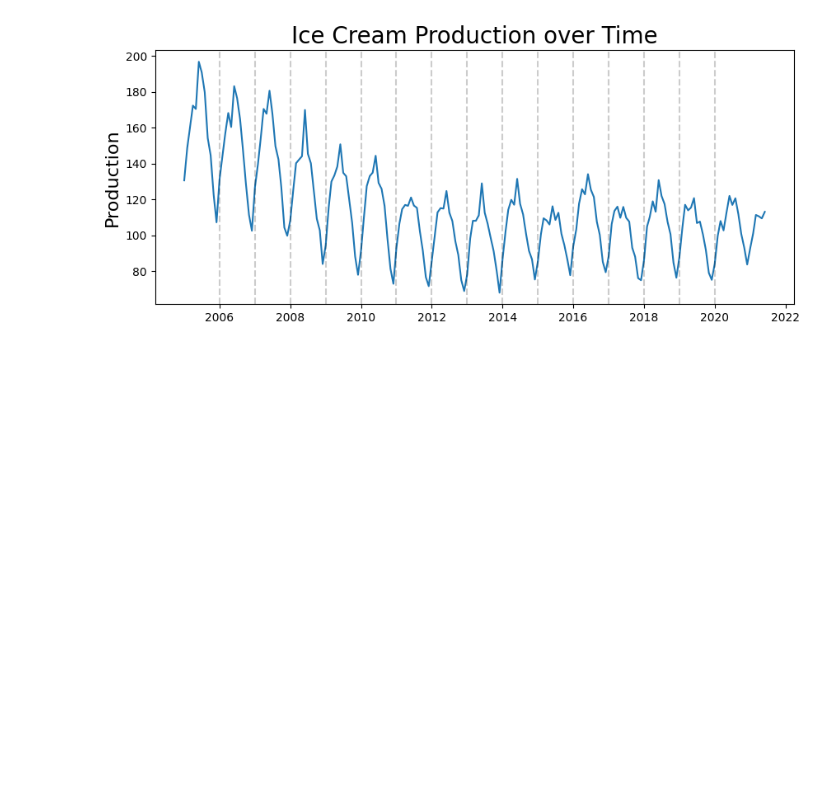
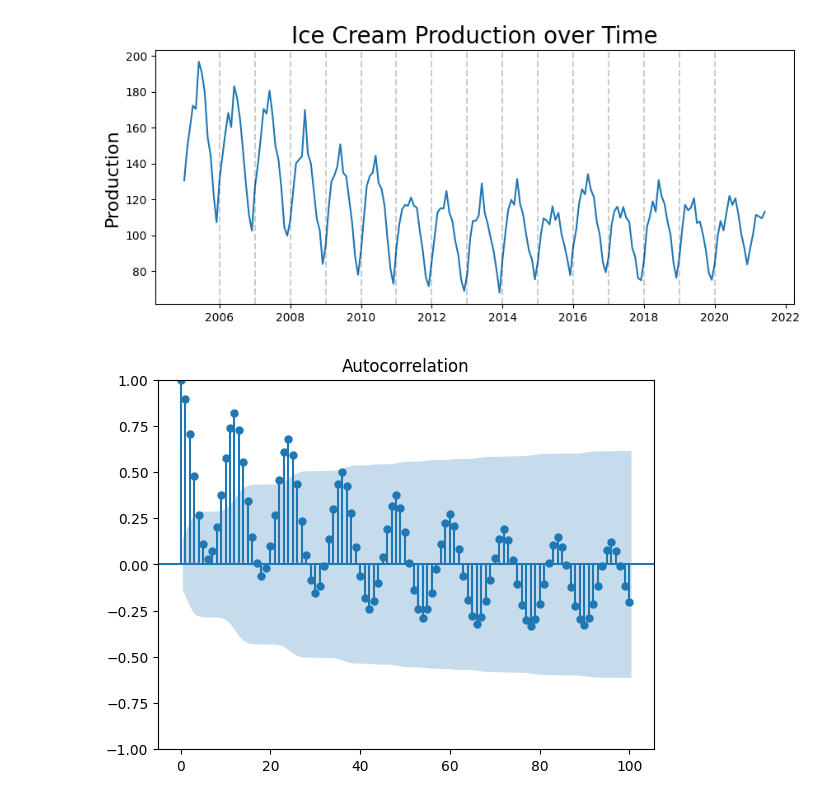
Before and after one commit to moazkh60/Ice_Cream-Production_Time-Series, a Jupyter notebook: Ice_Cream_Production_Time_Series.ipynb, the cells around one changed output. Saved outputs shown, nothing was run; the diff lists cells and outputs as text; code cells hidden in the pictures; blank space fills up the shorter version.

```diff
--- a/Ice_Cream_Production_Time_Series.ipynb
+++ b/Ice_Cream_Production_Time_Series.ipynb
@@ -53,3 +53,7 @@ for year in range(2006,2021):
     plt.axvline(pd.to_datetime(str(year)+'-01-01'), color='k', linestyle='--', alpha=0.2)
 # %% [output]
 [figure]
+# %%
+acf_plot = plot_acf(df_ice_cream.production, lags=100)
+# %% [output]
+[figure, added]
```
Also changed, not shown: parts of 3 cells of this notebook.
